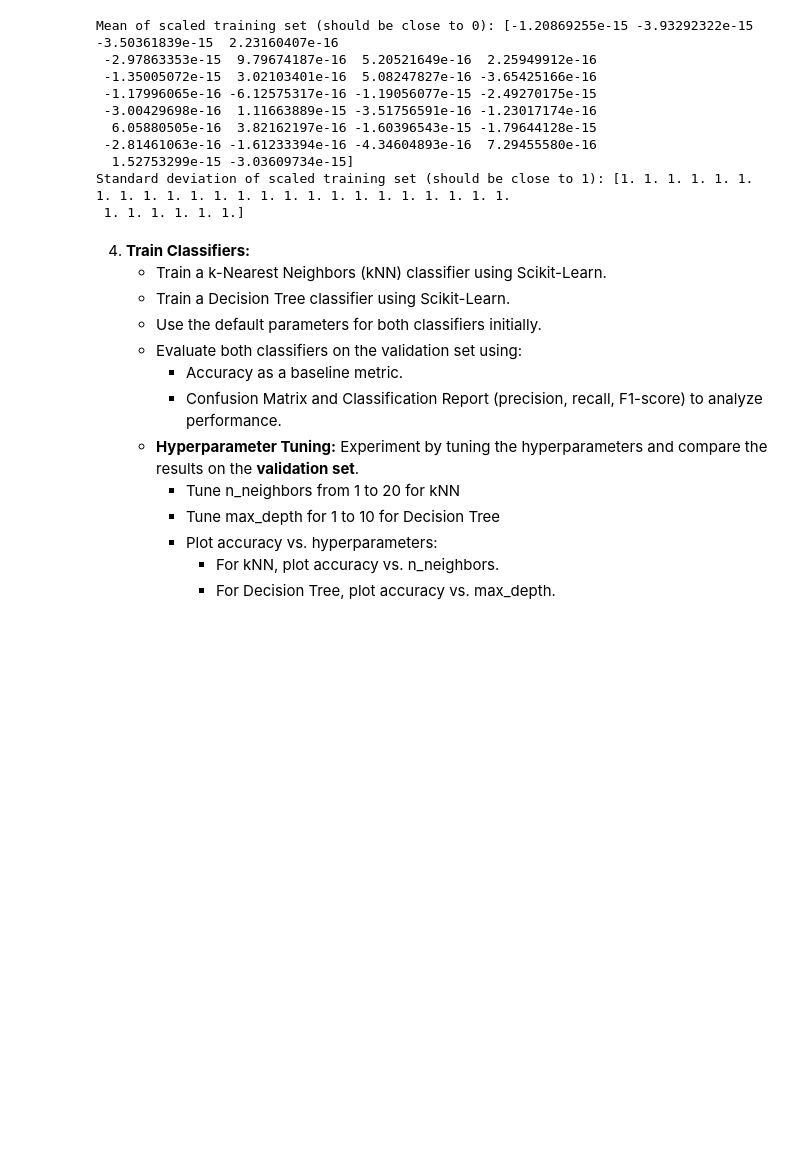
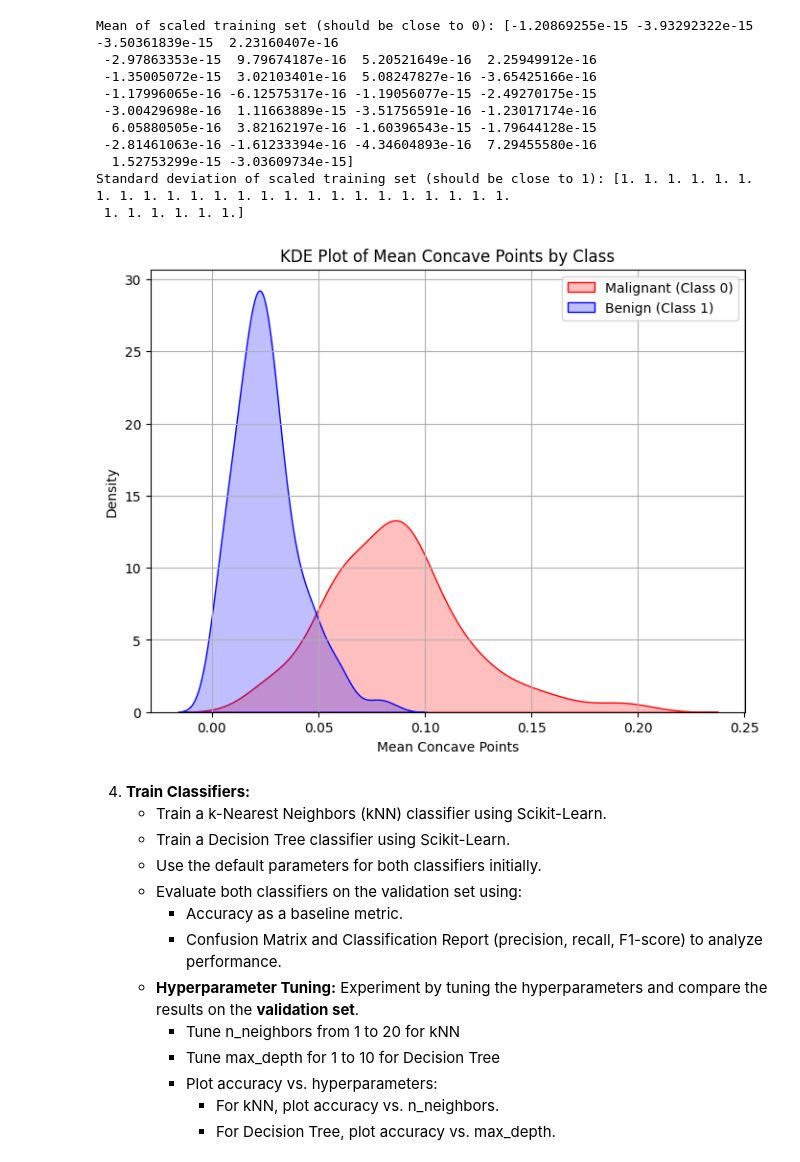
Before and after one commit to AhmadiJahid/CS512_HW1, a Jupyter notebook: CS512_Homework1.ipynb, the cells around one changed output. Cells and saved outputs as stored; diff of their text form; code cells hidden in the pictures; blank space fills up the shorter version.

```diff
--- a/CS512_Homework1.ipynb
+++ b/CS512_Homework1.ipynb
@@ -129,6 +138,22 @@ Mean of scaled training set (should be close to 0): [-1.20869255e-15 -3.93292322
   1.52753299e-15 -3.03609734e-15]
 Standard deviation of scaled training set (should be close to 1): [1. 1. 1. 1. 1. 1. 1. 1. 1. 1. 1. 1. 1. 1. 1. 1. 1. 1. 1. 1. 1. 1. 1. 1.
  1. 1. 1. 1. 1. 1.]
+# %%
+# Extract the 'mean concave points' feature
+mean_concave_points = df_train['mean concave points']
+
+# Plot KDE curves for 'mean concave points' separated by class (malignant vs benign)
+plt.figure(figsize=(8, 6))
+sns.kdeplot(data=df_train[df_train['target'] == 0]['mean concave points'], label='Malignant (Class 0)', color='red', fill=True)
+sns.kdeplot(data=df_train[df_train['target'] == 1]['mean concave points'], label='Benign (Class 1)', color='blue', fill=True)
+plt.title('KDE Plot of Mean Concave Points by Class')
+plt.xlabel('Mean Concave Points')
+plt.ylabel('Density')
+plt.legend()
+plt.grid(True)
+plt.show()
+# %% [output]
+[figure, added]
 # %% [markdown]
 4. **Train Classifiers:**
     - Train a k-Nearest Neighbors (kNN) classifier using Scikit-Learn.
```
Also changed, not shown: parts of 7 cells of this notebook, 1 other file.
